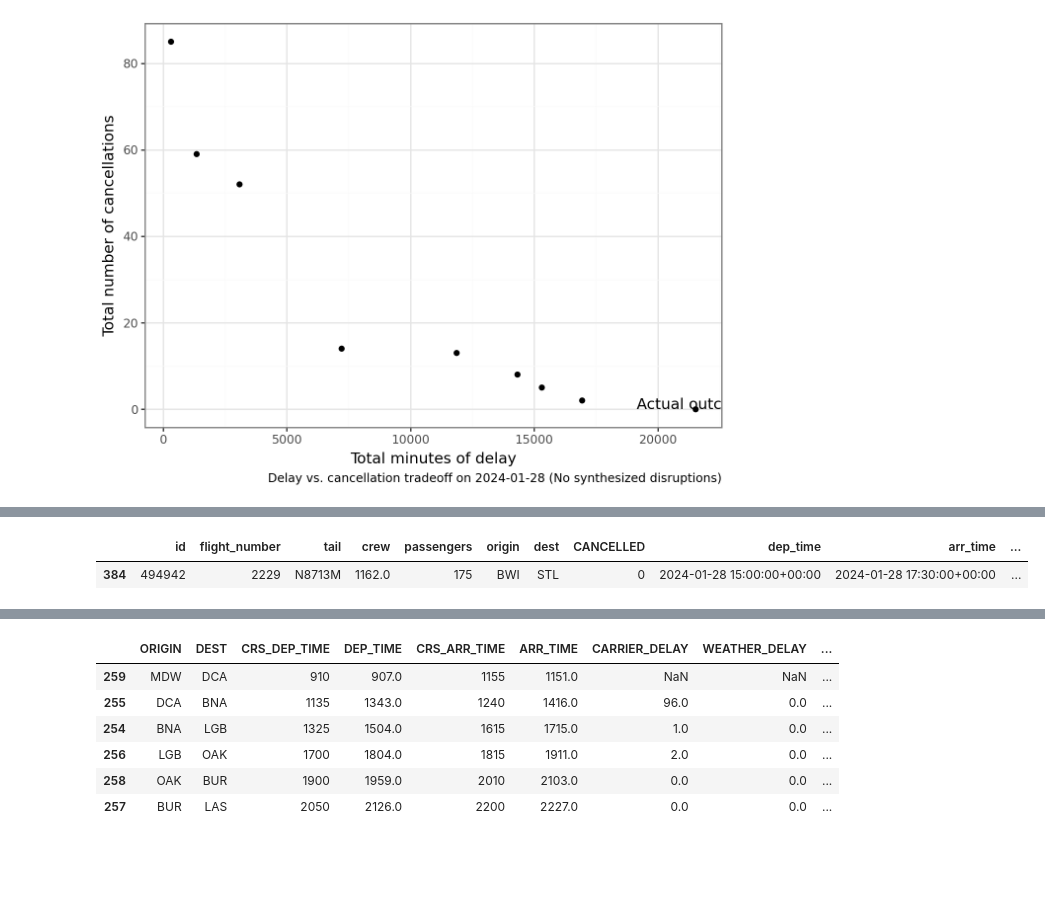
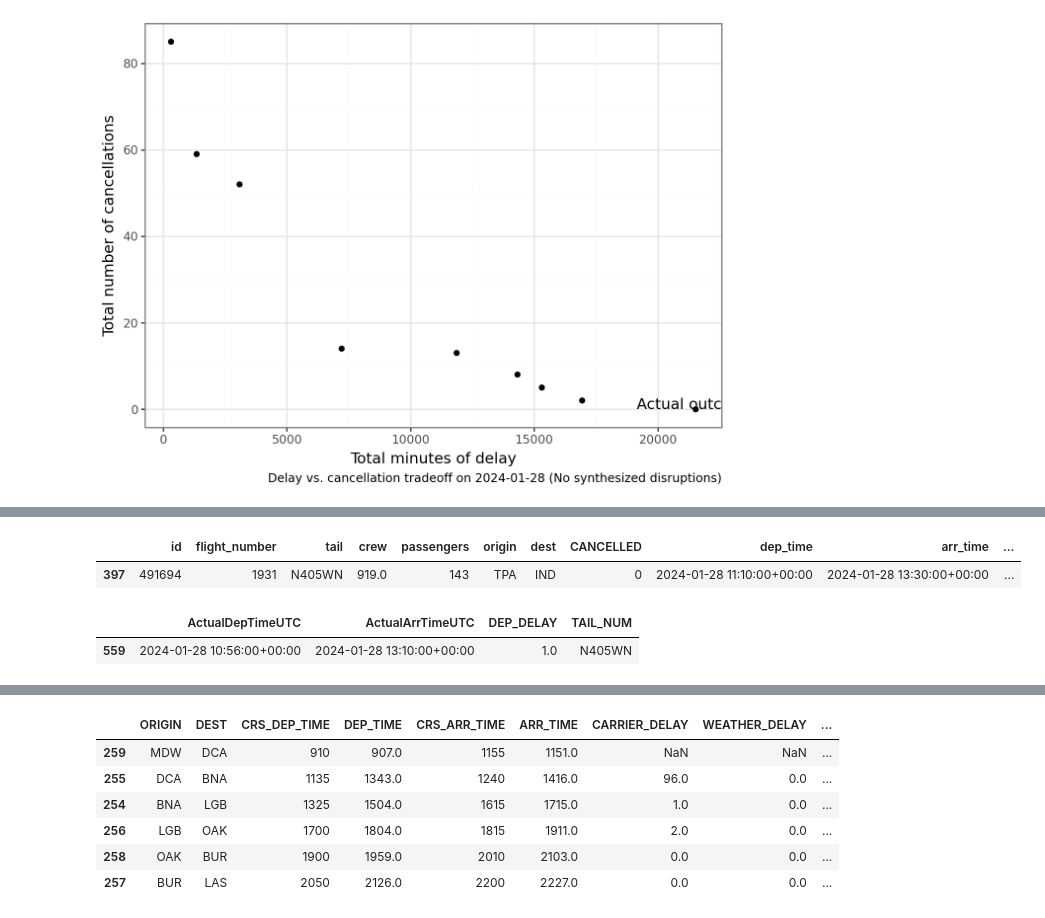
Before and after one commit to broad-well/recovair-abm, a Jupyter notebook: validation/compare_outcomes_once.ipynb, the cells around one changed output, grey strips where cells are left out. Saved outputs shown, nothing was run; the diff lists cells and outputs as text; code cells hidden in the pictures; blank space fills up the shorter version.

```diff
--- a/validation/compare_outcomes_once.ipynb
+++ b/validation/compare_outcomes_once.ipynb
@@ -28,7 +28,7 @@ print('delay', comp2024_nodisrupt.compare_total_delay())
 print('cancel', comp2024_nodisrupt.compare_num_cancellations())
 print('flight hours', comp2024_nodisrupt.compare_total_hours_flown())
 
-sim = pd.read_csv(f'../results-2024-01-28-aircraftdfs-flights.csv')
+sim = pd.read_csv(f'../results-2024-01-28-bumpup-flights.csv')
 sim['arr_time'] = pd.to_datetime(sim['arr_time'], utc=True)
 sim['sched_arr'] = pd.to_datetime(sim['sched_arr'], utc=True)
 sim['sched_dep'] = pd.to_datetime(sim['sched_dep'], utc=True)
@@ -39,7 +39,7 @@ print('delay', comp2024_dfs.compare_total_delay())
 print('cancel', comp2024_dfs.compare_num_cancellations())
 print('flight hours', comp2024_dfs.compare_total_hours_flown())
 
-sim = pd.read_csv(f'../results-2024-01-28-nodisrupt-aircraftdfs-flights.csv')
+sim = pd.read_csv(f'../results-2024-01-28-looseslots-bumpup-flights.csv')
 sim['arr_time'] = pd.to_datetime(sim['arr_time'], utc=True)
 sim['sched_arr'] = pd.to_datetime(sim['sched_arr'], utc=True)
 sim['sched_dep'] = pd.to_datetime(sim['sched_dep'], utc=True)
@@ -309,5 +352,10 @@ ggsave(_, f'plots/2022-tradeoff.pdf', width=4, height=3)
 # %%
-comp2024.simulated.query('id == 494942')
+comp2024_dfs.simulated.query('id == 491694')
 # %% [output]
 |  | id | flight_number | tail | crew | passengers | origin | dest | CANCELLED | dep_time | arr_time | ... |
-| 384 | 494942 | 2229 | N8713M | 1162.0 | 175 | BWI | STL | 0 | 2024-01-28 15:00:00+00:00 | 2024-01-28 17:30:00+00:00 | ... |
+| 397 | 491694 | 1931 | N405WN | 919.0 | 143 | TPA | IND | 0 | 2024-01-28 11:10:00+00:00 | 2024-01-28 13:30:00+00:00 | ... |
+# %%
+comp2024_dfs.actual.query('id == 491694')[['ActualDepTimeUTC', 'ActualArrTimeUTC', 'DEP_DELAY', 'TAIL_NUM']]
+# %% [output]
+|  | ActualDepTimeUTC | ActualArrTimeUTC | DEP_DELAY | TAIL_NUM |
+| 559 | 2024-01-28 10:56:00+00:00 | 2024-01-28 13:10:00+00:00 | 1.0 | N405WN |
```
Also changed, not shown: parts of 14 cells of this notebook, 5 other files.
